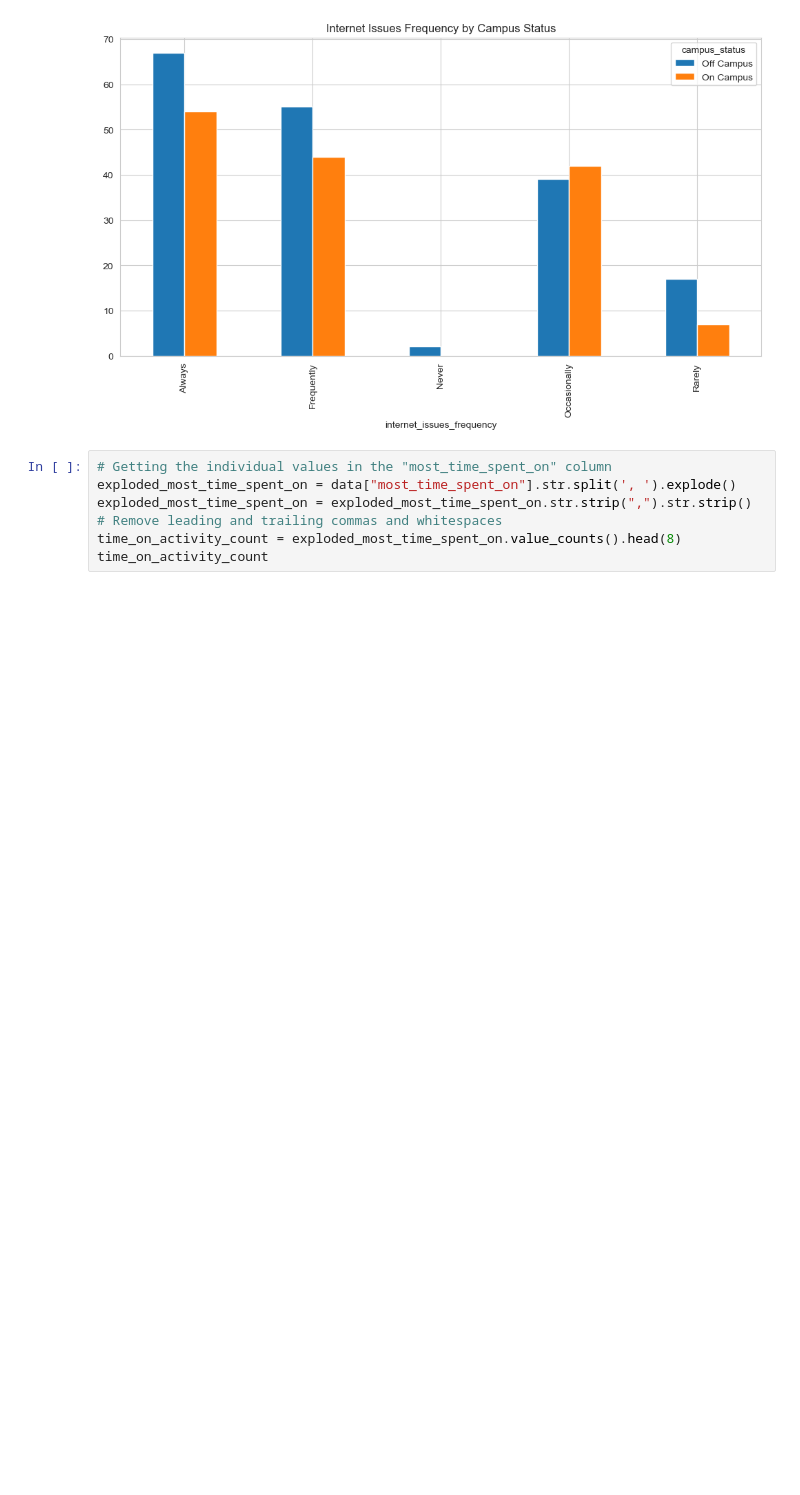
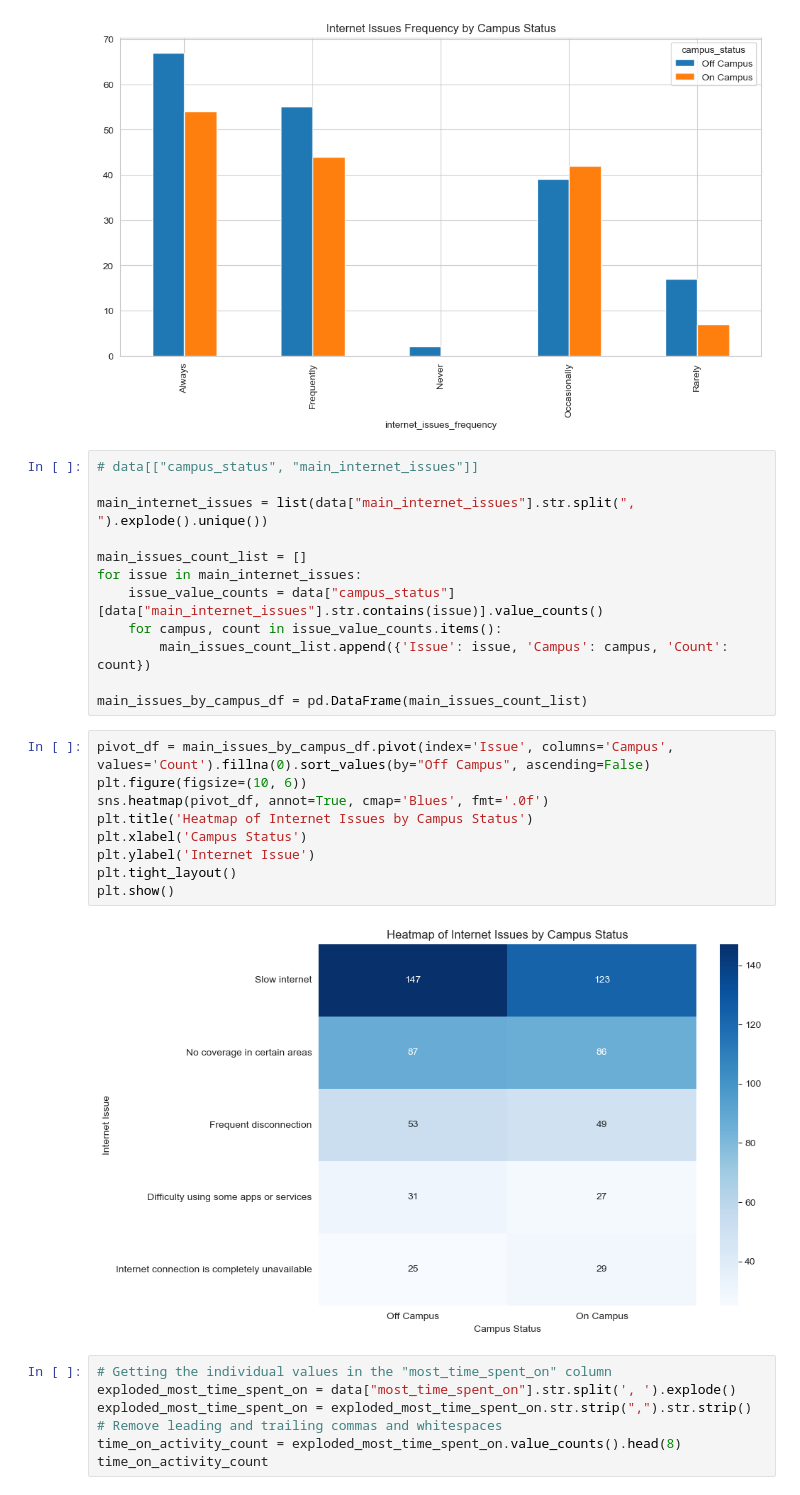
Before and after one commit to kingksjo/internet-survey, a Jupyter notebook: internet-survey.ipynb, the cells around one changed output. Drawn from its saved outputs; the diff is of its cells as text; blank space fills up the shorter version.

Commit message:
Visualized internet issues by campus status

```diff
--- a/internet-survey.ipynb
+++ b/internet-survey.ipynb
@@ -312,6 +312,29 @@ campus_satisfaction_grouping.plot(kind="bar", figsize=(12, 6), title="Internet I
 # %% [output]
 <Axes: title={'center': 'Internet Issues Frequency by Campus Status'}, xlabel='internet_issues_frequency'>
 [figure]
+# %%
+# data[["campus_status", "main_internet_issues"]]
+
+main_internet_issues = list(data["main_internet_issues"].str.split(", ").explode().unique())
+
+main_issues_count_list = []
+for issue in main_internet_issues:
+    issue_value_counts = data["campus_status"][data["main_internet_issues"].str.contains(issue)].value_counts()
+    for campus, count in issue_value_counts.items():
+        main_issues_count_list.append({'Issue': issue, 'Campus': campus, 'Count': count})
+
+main_issues_by_campus_df = pd.DataFrame(main_issues_count_list)
+# %%
+pivot_df = main_issues_by_campus_df.pivot(index='Issue', columns='Campus', values='Count').fillna(0).sort_values(by="Off Campus", ascending=False)
+plt.figure(figsize=(10, 6))
+sns.heatmap(pivot_df, annot=True, cmap='Blues', fmt='.0f')
+plt.title('Heatmap of Internet Issues by Campus Status')
+plt.xlabel('Campus Status')
+plt.ylabel('Internet Issue')
+plt.tight_layout()
+plt.show()
+# %% [output]
+[figure, added]
 # %%
 # Getting the individual values in the "most_time_spent_on" column
 exploded_most_time_spent_on = data["most_time_spent_on"].str.split(', ').explode()
```
